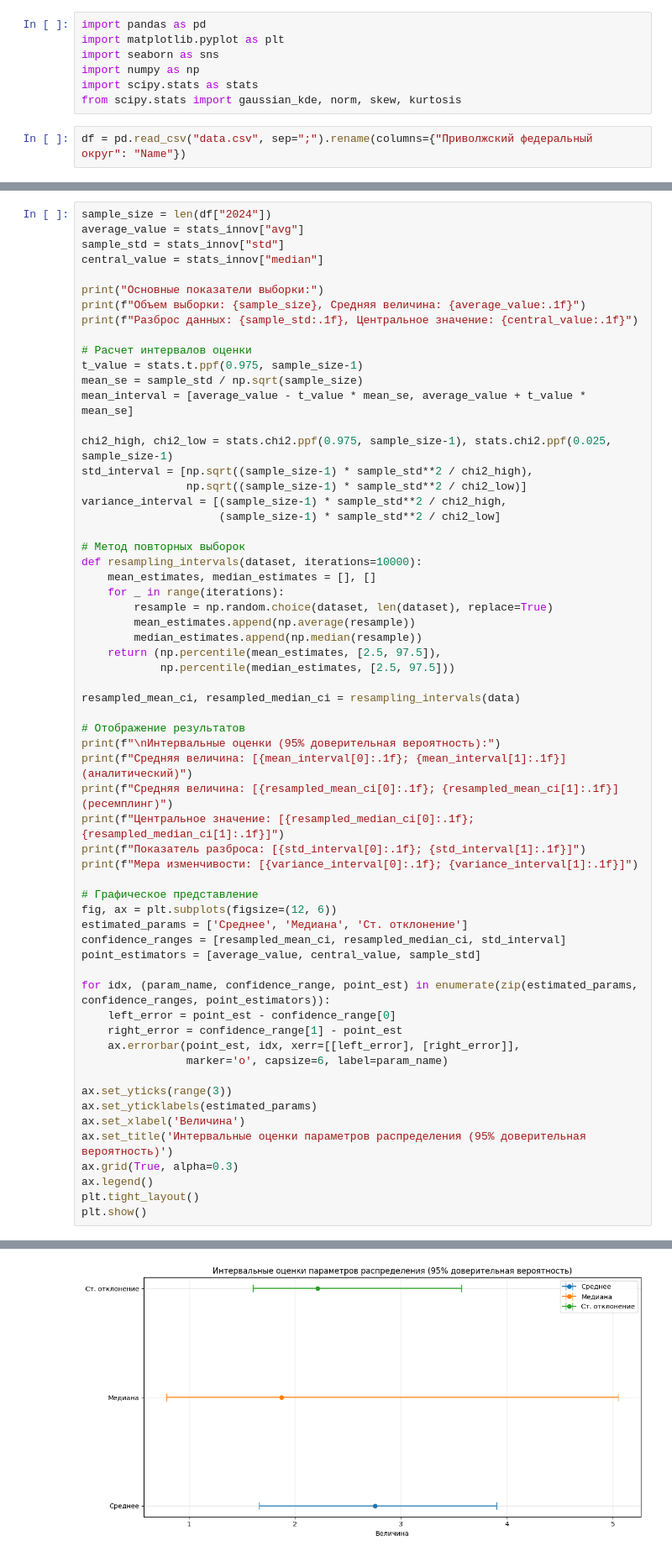
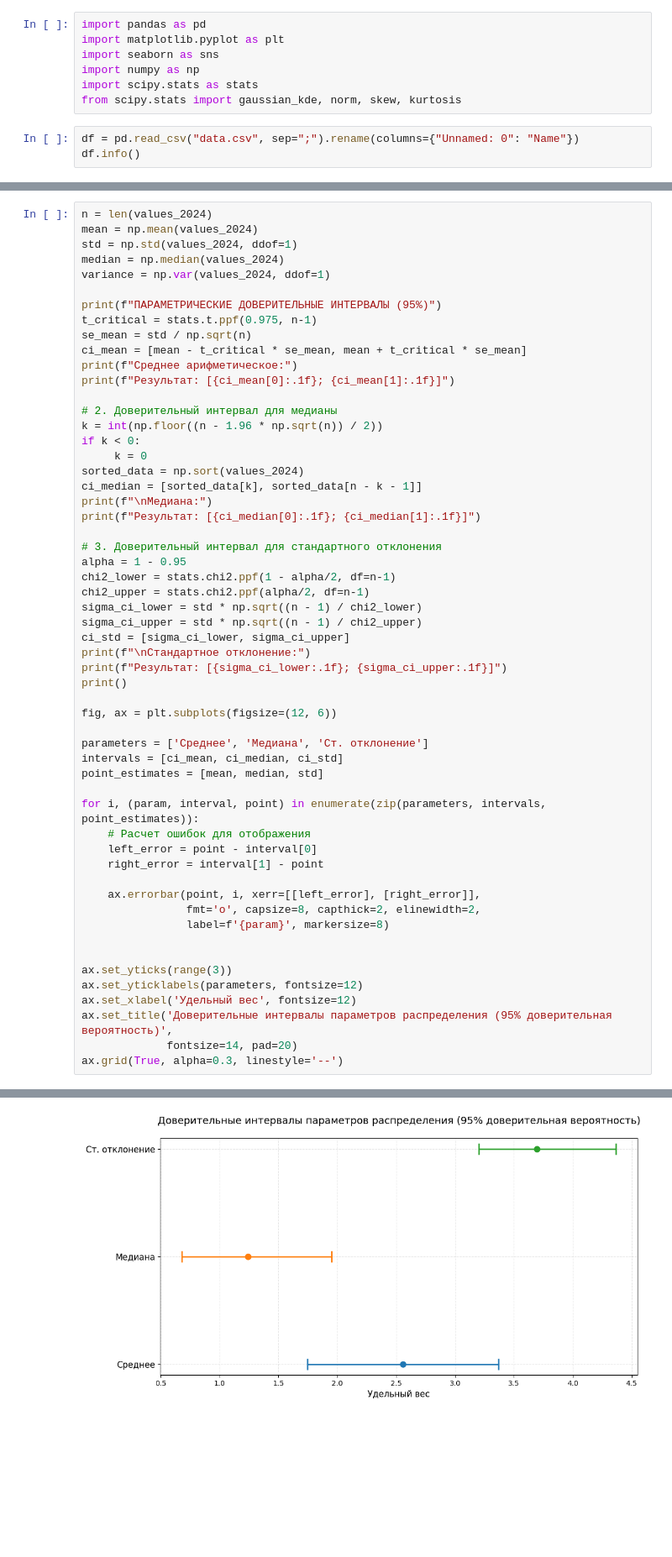
Before and after one commit to k0repan/statistics_1, a Jupyter notebook: pr1.ipynb, the cells around one changed output, grey strips where cells are left out. Shown: that part at 84% size. Drawn from its saved outputs; the diff is of its cells as text; blank space fills up the shorter version.

Commit message:
Работа переписана с использованием большего объёма данных

```diff
--- a/pr1.ipynb
+++ b/pr1.ipynb
@@ -6,4 +6,5 @@ import numpy as np
 import scipy.stats as stats
 from scipy.stats import gaussian_kde, norm, skew, kurtosis
 # %%
-df = pd.read_csv("data.csv", sep=";").rename(columns={"Приволжский федеральный округ": "Name"})
+df = pd.read_csv("data.csv", sep=";").rename(columns={"Unnamed: 0": "Name"})
+df.info()
@@ -143,62 +145,57 @@ plt.show()
 # %%
-sample_size = len(df["2024"])
-average_value = stats_innov["avg"]
-sample_std = stats_innov["std"]
-central_value = stats_innov["median"]
+n = len(values_2024)
+mean = np.mean(values_2024)
+std = np.std(values_2024, ddof=1)
+median = np.median(values_2024)
+variance = np.var(values_2024, ddof=1)
 
-print("Основные показатели выборки:")
-print(f"Объем выборки: {sample_size}, Средняя величина: {average_value:.1f}")
-print(f"Разброс данных: {sample_std:.1f}, Центральное значение: {central_value:.1f}")
+print(f"ПАРАМЕТРИЧЕСКИЕ ДОВЕРИТЕЛЬНЫЕ ИНТЕРВАЛЫ (95%)")
+t_critical = stats.t.ppf(0.975, n-1)
+se_mean = std / np.sqrt(n)
+ci_mean = [mean - t_critical * se_mean, mean + t_critical * se_mean]
+print(f"Среднее арифметическое:")
+print(f"Результат: [{ci_mean[0]:.1f}; {ci_mean[1]:.1f}]")
 
-# Расчет интервалов оценки
-t_value = stats.t.ppf(0.975, sample_size-1)
-mean_se = sample_std / np.sqrt(sample_size)
-mean_interval = [average_value - t_value * mean_se, average_value + t_value * mean_se]
+# 2. Доверительный интервал для медианы
+k = int(np.floor((n - 1.96 * np.sqrt(n)) / 2))
+if k < 0:
+     k = 0
+sorted_data = np.sort(values_2024)
+ci_median = [sorted_data[k], sorted_data[n - k - 1]]
+print(f"\nМедиана:")
+print(f"Результат: [{ci_median[0]:.1f}; {ci_median[1]:.1f}]")
 
-chi2_high, chi2_low = stats.chi2.ppf(0.975, sample_size-1), stats.chi2.ppf(0.025, sample_size-1)
-std_interval = [np.sqrt((sample_size-1) * sample_std**2 / chi2_high),
-                np.sqrt((sample_size-1) * sample_std**2 / chi2_low)]
-variance_interval = [(sample_size-1) * sample_std**2 / chi2_high,
-                     (sample_size-1) * sample_std**2 / chi2_low]
+# 3. Доверительный интервал для стандартного отклонения
+alpha = 1 - 0.95
+chi2_lower = stats.chi2.ppf(1 - alpha/2, df=n-1)
+chi2_upper = stats.chi2.ppf(alpha/2, df=n-1)
+sigma_ci_lower = std * np.sqrt((n - 1) / chi2_lower)
+sigma_ci_upper = std * np.sqrt((n - 1) / chi2_upper)
+ci_std = [sigma_ci_lower, sigma_ci_upper]
+print(f"\nСтандартное отклонение:")
+print(f"Результат: [{sigma_ci_lower:.1f}; {sigma_ci_upper:.1f}]")
+print()
 
-# Метод повторных выборок
-def resampling_intervals(dataset, iterations=10000):
-    mean_estimates, median_estimates = [], []
-    for _ in range(iterations):
-        resample = np.random.choice(dataset, len(dataset), replace=True)
-        mean_estimates.append(np.average(resample))
-        median_estimates.append(np.median(resample))
-    return (np.percentile(mean_estimates, [2.5, 97.5]),
-            np.percentile(median_estimates, [2.5, 97.5]))
+fig, ax = plt.subplots(figsize=(12, 6))
 
-resampled_mean_ci, resampled_median_ci = resampling_intervals(data)
+parameters = ['Среднее', 'Медиана', 'Ст. отклонение']
+intervals = [ci_mean, ci_median, ci_std]
+point_estimates = [mean, median, std]
 
-# Отображение результатов
-print(f"\nИнтервальные оценки (95% доверительная вероятность):")
-print(f"Средняя величина: [{mean_interval[0]:.1f}; {mean_interval[1]:.1f}] (аналитический)")
-print(f"Средняя величина: [{resampled_mean_ci[0]:.1f}; {resampled_mean_ci[1]:.1f}] (ресемплинг)")
-print(f"Центральное значение: [{resampled_median_ci[0]:.1f}; {resampled_median_ci[1]:.1f}]")
-print(f"Показатель разброса: [{std_interval[0]:.1f}; {std_interval[1]:.1f}]")
-print(f"Мера изменчивости: [{variance_interval[0]:.1f}; {variance_interval[1]:.1f}]")
+for i, (param, interval, point) in enumerate(zip(parameters, intervals, point_estimates)):
+    # Расчет ошибок для отображения
+    left_error = point - interval[0]
+    right_error = interval[1] - point
 
-# Графическое представление
-fig, ax = plt.subplots(figsize=(12, 6))
-estimated_params = ['Среднее', 'Медиана', 'Ст. отклонение']
-confidence_ranges = [resampled_mean_ci, resampled_median_ci, std_interval]
-point_estimators = [average_value, central_value, sample_std]
+    ax.errorbar(point, i, xerr=[[left_error], [right_error]],
+                fmt='o', capsize=8, capthick=2, elinewidth=2,
+                label=f'{param}', markersize=8)
 
-for idx, (param_name, confidence_range, point_est) in enumerate(zip(estimated_params, confidence_ranges, point_estimators)):
-    left_error = point_est - confidence_range[0]
-    right_error = confidence_range[1] - point_est
-    ax.errorbar(point_est, idx, xerr=[[left_error], [right_error]],
-                marker='o', capsize=6, label=param_name)
 
 ax.set_yticks(range(3))
-ax.set_yticklabels(estimated_params)
-ax.set_xlabel('Величина')
-ax.set_title('Интервальные оценки параметров распределения (95% доверительная вероятность)')
-ax.grid(True, alpha=0.3)
-ax.legend()
-plt.tight_layout()
-plt.show()
+ax.set_yticklabels(parameters, fontsize=12)
+ax.set_xlabel('Удельный вес', fontsize=12)
+ax.set_title('Доверительные интервалы параметров распределения (95% доверительная вероятность)',
+             fontsize=14, pad=20)
+ax.grid(True, alpha=0.3, linestyle='--')
 # %% [output]
@@ -215,3 +211,3 @@ plt.show()
-[figure, old version]
+[figure, new version]
 # %%
 titles = ['Общая_сумма', 'Среднее', 'Медиана', 'Стандартное_отклонение']
```
Also changed, not shown: parts of 7 cells of this notebook.
